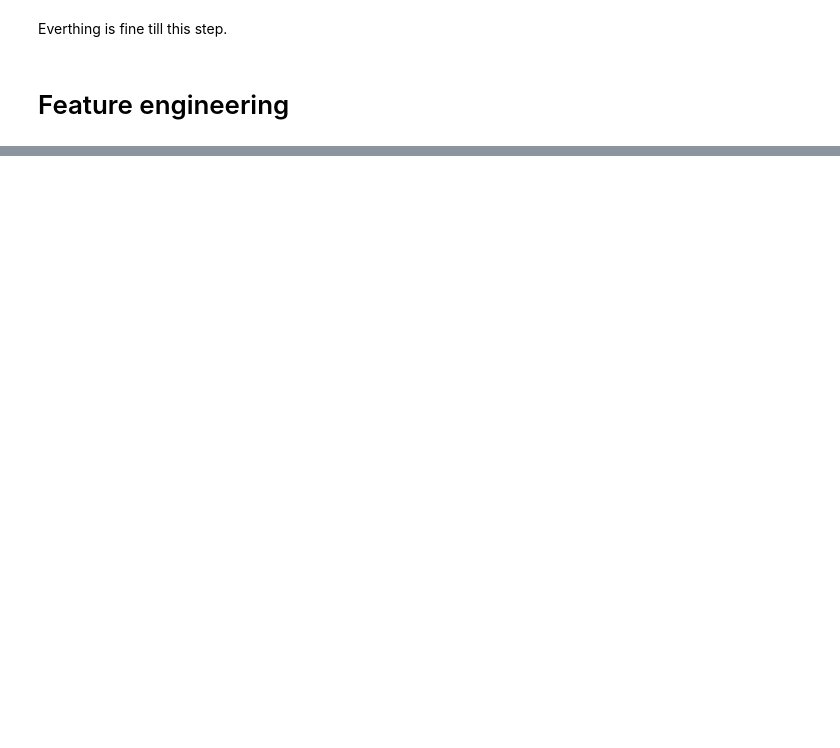
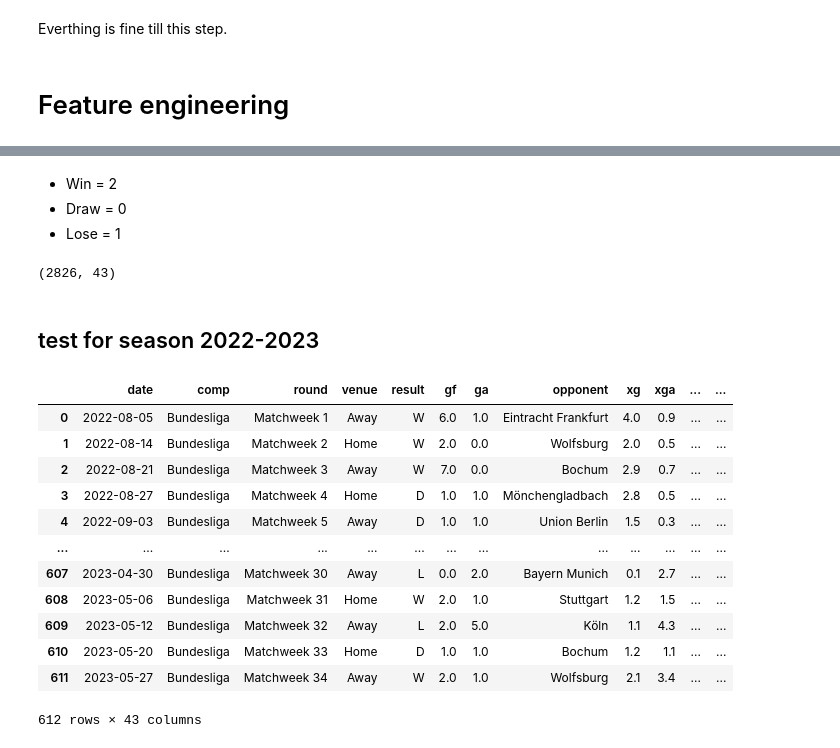
Before and after one commit to BinhHong/Prediction-football-outcome-in-Bundesliga, a Jupyter notebook: Data preparation.ipynb, the cells around one changed output, grey strips where cells are left out. Cells and saved outputs as stored; diff of their text form; code cells hidden in the pictures; blank space fills up the shorter version.

Commit message:
test Random forest

```diff
--- a/Data preparation.ipynb
+++ b/Data preparation.ipynb
@@ -625,0 +634,8 @@ Everthing is fine till this step.
+# %%
+# venue encode
+venue_encoder = LabelEncoder()
+df['venue_coded'] = venue_encoder.fit_transform(df['venue'])
+# %%
+# result encode
+result_encoder = LabelEncoder()
+df['result_encoded'] = result_encoder.fit_transform(df['result'])
@@ -625,0 +658,4 @@ Everthing is fine till this step.
+# %% [markdown]
+- Win = 2
+- Draw = 0
+- Lose = 1
@@ -625,0 +669,25 @@ Everthing is fine till this step.
+# %%
+df.shape
+# %% [output]
+(2826, 43)
+# %% [markdown]
+## test for season 2022-2023
+# %%
+df_2022 = df.loc[df.loc[:,'season']=='2022-2023']
+df_2022.sort_values(by='date')
+df_2022.index = range(df_2022.shape[0])
+df_2022
+# %% [output]
+|  | date | comp | round | venue | result | gf | ga | opponent | xg | xga | ... | ... |
+| 0 | 2022-08-05 | Bundesliga | Matchweek 1 | Away | W | 6.0 | 1.0 | Eintracht Frankfurt | 4.0 | 0.9 | ... | ... |
+| 1 | 2022-08-14 | Bundesliga | Matchweek 2 | Home | W | 2.0 | 0.0 | Wolfsburg | 2.0 | 0.5 | ... | ... |
+| 2 | 2022-08-21 | Bundesliga | Matchweek 3 | Away | W | 7.0 | 0.0 | Bochum | 2.9 | 0.7 | ... | ... |
+| 3 | 2022-08-27 | Bundesliga | Matchweek 4 | Home | D | 1.0 | 1.0 | Mönchengladbach | 2.8 | 0.5 | ... | ... |
+| 4 | 2022-09-03 | Bundesliga | Matchweek 5 | Away | D | 1.0 | 1.0 | Union Berlin | 1.5 | 0.3 | ... | ... |
+| ... | ... | ... | ... | ... | ... | ... | ... | ... | ... | ... | ... | ... |
+| 607 | 2023-04-30 | Bundesliga | Matchweek 30 | Away | L | 0.0 | 2.0 | Bayern Munich | 0.1 | 2.7 | ... | ... |
+| 608 | 2023-05-06 | Bundesliga | Matchweek 31 | Home | W | 2.0 | 1.0 | Stuttgart | 1.2 | 1.5 | ... | ... |
+| 609 | 2023-05-12 | Bundesliga | Matchweek 32 | Away | L | 2.0 | 5.0 | Köln | 1.1 | 4.3 | ... | ... |
+| 610 | 2023-05-20 | Bundesliga | Matchweek 33 | Home | D | 1.0 | 1.0 | Bochum | 1.2 | 1.1 | ... | ... |
+| 611 | 2023-05-27 | Bundesliga | Matchweek 34 | Away | W | 2.0 | 1.0 | Wolfsburg | 2.1 | 3.4 | ... | ... |
+612 rows × 43 columns
```
Also changed, not shown: parts of 49 cells of this notebook.
